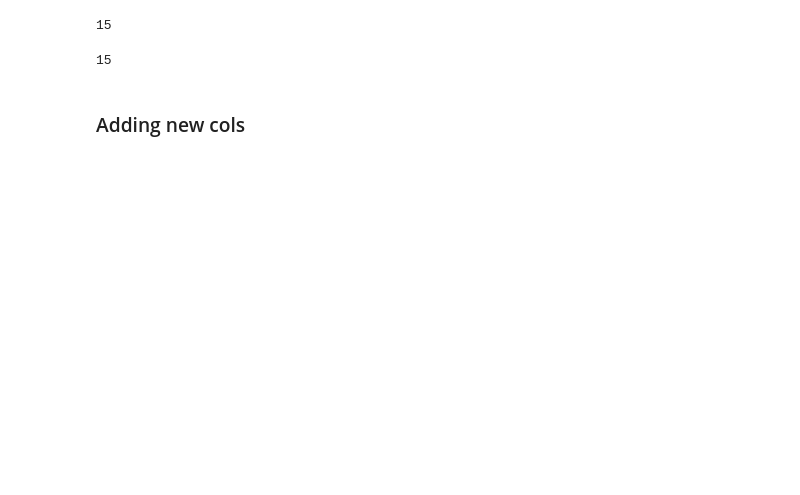
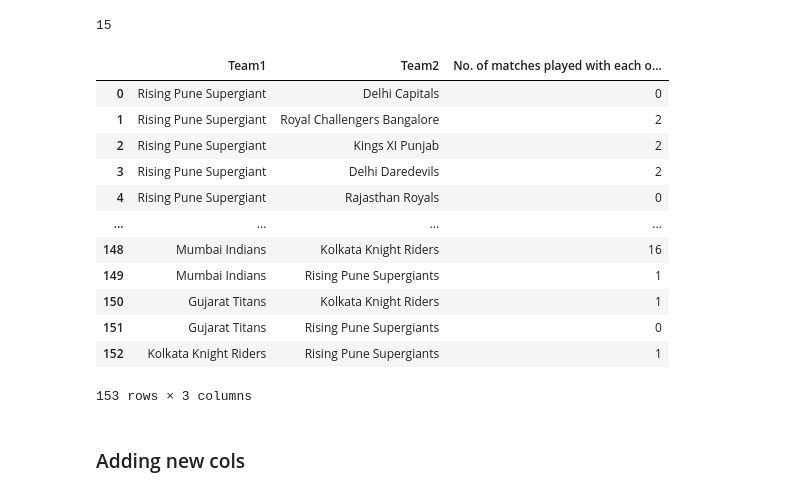
Before and after one commit to Pritush09/Pandas-and-its-functions-detailed, a Jupyter notebook: Session_17_pandas_dataframes.ipynb, the cells around one changed output. Saved outputs shown, nothing was run; the diff lists cells and outputs as text; code cells hidden in the pictures; blank space fills up the shorter version.

```diff
--- a/Session_17_pandas_dataframes.ipynb
+++ b/Session_17_pandas_dataframes.ipynb
@@ -582,15 +582,34 @@ ipl[ipl["Team1"].str.contains("Rajasthan Royals") & ipl['Team2'].str.contains('R
 15
 # %%
 # write a function that can return the track record of 2 teams against each  other
-def each_other(Team1,Team2,ipl):
-  b = ipl[ipl["Team1"].str.contains(Team1) & ipl['Team2'].str.contains(Team2)].shape[0]
-  df = pd.DataFrame()
+def each_other(ipl):
+  df = pd.DataFrame(columns=['Team1','Team2',"No. of matches played with each other"])
+  cl = list(set(ipl.Team1))
+  for i in range(len(cl)):
+    for j in range(i+1,len(cl)):
+      b = ipl[ipl['Team1'].str.contains(cl[i]) & ipl['Team2'].str.contains(cl[j])].shape[0]
+      df.loc[len(df.index)] = [cl[i], cl[j], b]
+
   #df.loc[len(df.index)] = ['Amy', 89, 93]
   return df
 
-each_other("Rajasthan Royals",'Royal Challengers Bangalore',ipl)
+d = each_other(ipl)
+d
+#d[d['No. of matches played with each other']>10]
 # %% [output]
+|  | Team1 | Team2 | No. of matches played with each o... |
+| 0 | Rising Pune Supergiant | Delhi Capitals | 0 |
+| 1 | Rising Pune Supergiant | Royal Challengers Bangalore | 2 |
+| 2 | Rising Pune Supergiant | Kings XI Punjab | 2 |
+| 3 | Rising Pune Supergiant | Delhi Daredevils | 2 |
+| 4 | Rising Pune Supergiant | Rajasthan Royals | 0 |
+| ... | ... | ... | ... |
+| 148 | Mumbai Indians | Kolkata Knight Riders | 16 |
+| 149 | Mumbai Indians | Rising Pune Supergiants | 1 |
+| 150 | Gujarat Titans | Kolkata Knight Riders | 1 |
+| 151 | Gujarat Titans | Rising Pune Supergiants | 0 |
+| 152 | Kolkata Knight Riders | Rising Pune Supergiants | 1 |
-15
+153 rows × 3 columns
 # %% [markdown]
 ### Adding new cols
 # %%
```
